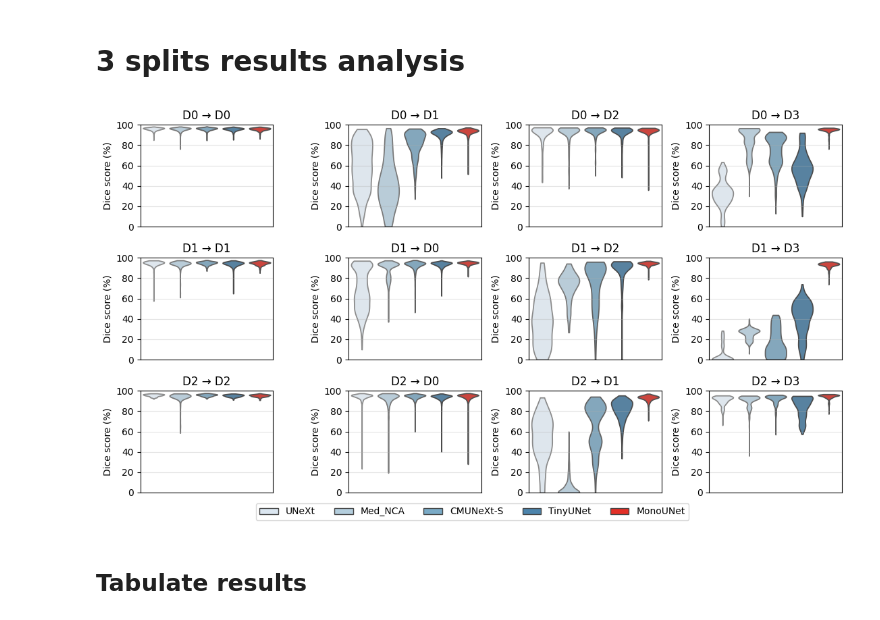
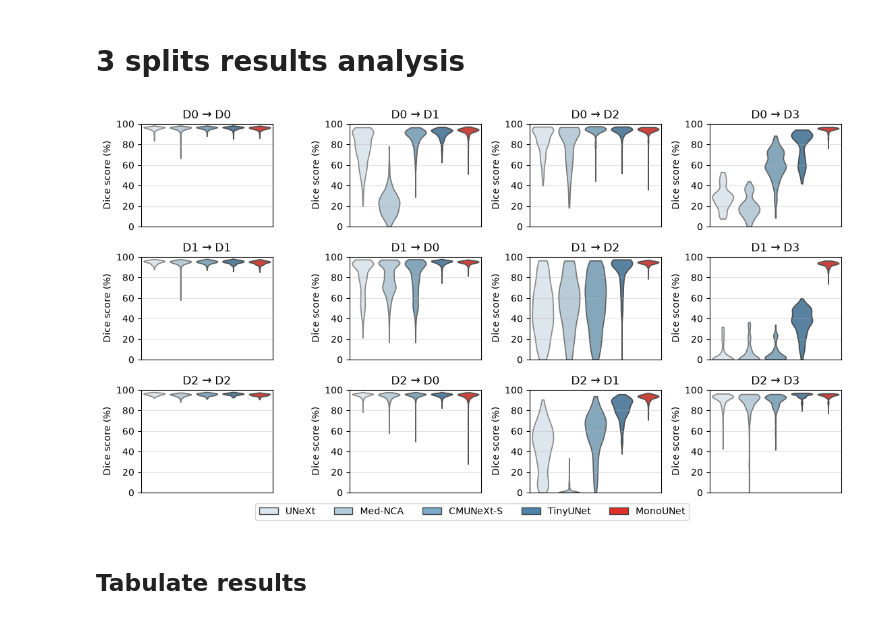
Before and after one commit to alvinkimbowa/monounet, a Jupyter notebook: average_results.ipynb, the cells around one changed output. Cells and saved outputs as stored; diff of their text form; code cells hidden in the pictures.

```diff
--- a/average_results.ipynb
+++ b/average_results.ipynb
@@ -305,7 +305,7 @@ ignore_ids = [
 ]
 # %%
 largest_component = True
-data_augmentation = False
+data_augmentation = True
 
 if data_augmentation:
     models = [
@@ -421,34 +421,34 @@ for i, train_dataset_id in enumerate(train_dataset_ids):
             #             color='k', size=0.5, jitter=True, alpha=0.5)
 
         if metric == 'dice':
             plt.ylim(0, 100)
             plt.ylabel('Dice score (%)')
         elif metric == 'hd95':
             # plt.yscale('log')
             plt.ylim(0, 210)
             plt.ylabel('HD95 (px)')
         elif metric == 'masd':
             plt.yscale('log')
             plt.ylim(0.1, 80)
             plt.ylabel('MASD (px)')
         plt.xticks([])  # Remove x-axis labels
         # plt.gca().yaxis.set_major_locator(plt.MultipleLocator(0.5))
         plt.title(f'{dataset_id2abbr[train_dataset_id]} → {dataset_id2abbr[test_dataset_id]}')
         plt.grid(True, axis='y', alpha=0.35)
 
 # Add legend at the bottom center of the figure
 fig.legend(legend_handles, legend_labels, loc='lower center', ncol=len(models),
            bbox_to_anchor=(0.5, -0.05), frameon=True)
 # fig.legend(legend_handles, legend_labels, loc='lower center', ncol=3,
 #            bbox_to_anchor=(0.5, -0.35), frameon=True)
 
 plt.tight_layout()
 plt.subplots_adjust(bottom=0.03)  # Make room for legend
 # plt.savefig(f'results/quantitative/ood_performance_plots_{metric}.svg', dpi=300)
 plt.savefig(f'results/quantitative/graphical_abstract_{metric}.svg', dpi=300, bbox_inches='tight')
 plt.show()
 # %% [output]
-[figure, old version]
+[figure, new version]
 # %% [markdown]
 ## Tabulate results
 # %%
```
Also changed, not shown: parts of 6 cells of this notebook.
